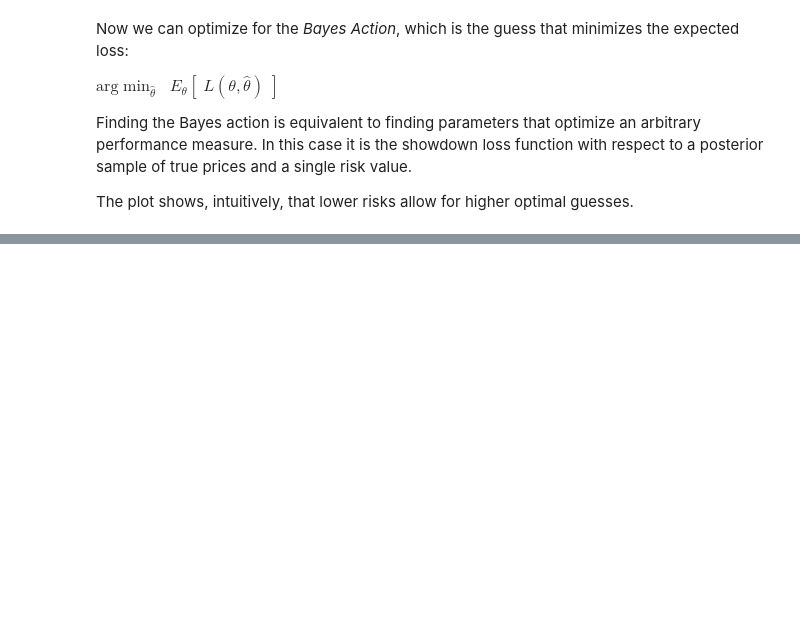
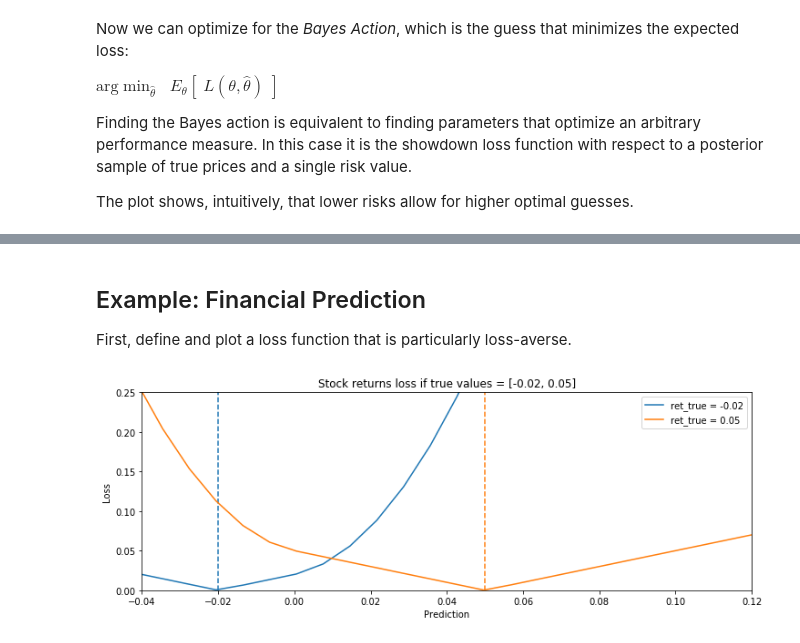
Before and after one commit to alexklibisz/exercises, a Jupyter notebook: bmfh/chap05.ipynb, the cells around one changed output, grey strips where cells are left out. Saved outputs shown, nothing was run; the diff lists cells and outputs as text; code cells hidden in the pictures; blank space fills up the shorter version.

Commit message:
BMFH chapter 5 through finance example

```diff
--- a/bmfh/chap05.ipynb
+++ b/bmfh/chap05.ipynb
@@ -213,0 +220,31 @@ Minimum at risk 150000 = 11053.62
+# %% [markdown]
+## Example: Financial Prediction
+
+First, define and plot a loss function that is particularly loss-averse.
+# %%
+def stock_loss(return_true, return_pred, alpha=100):
+    if return_true * return_pred < 0:
+        return alpha * (return_pred ** 2) - np.sign(return_true) * return_pred + abs(return_true)
+    else:
+        return abs(return_true - return_pred)
+
+stock_loss = np.vectorize(stock_loss)
+
+rets_true = [-0.02, 0.05]
+rets_pred = np.linspace(-0.4, 0.12, 75)
+
+plt.figure(figsize=(12, 4))
+
+for ret_true in rets_true:
+    p = plt.plot(rets_pred, stock_loss(ret_true, rets_pred), label='ret_true = %.2lf' % ret_true)
+    plt.axvline(ret_true, c=p[0].get_color(), ls='--')
+
+plt.title('Stock returns loss if true values = %s' % str(rets_true))
+plt.xlim(-0.04, .12)
+plt.ylim(0, 0.25)
+plt.ylabel('Loss')
+plt.xlabel('Prediction')
+plt.legend()
+plt.show()
+# %% [output]
+[figure, added]
```
Also changed, not shown: parts of 14 cells of this notebook.
